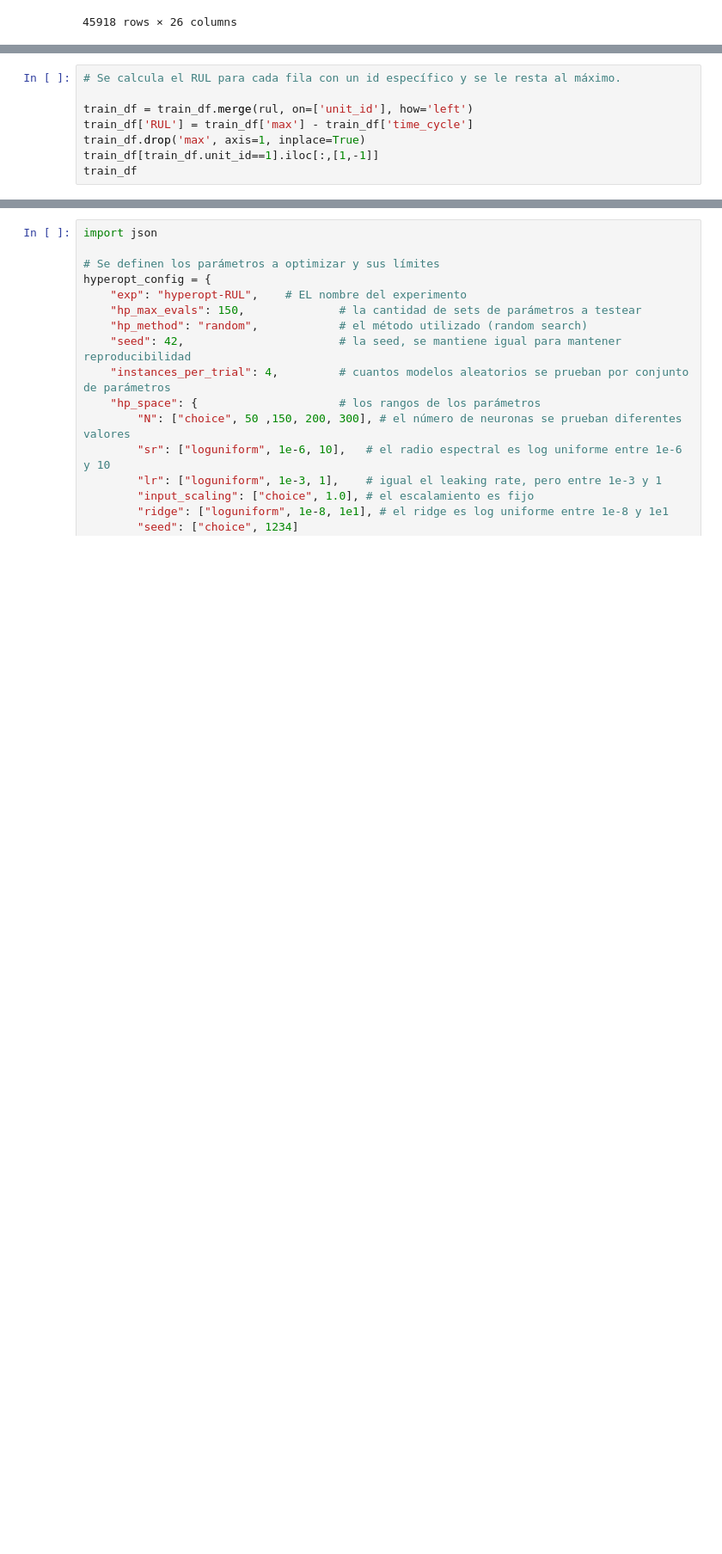
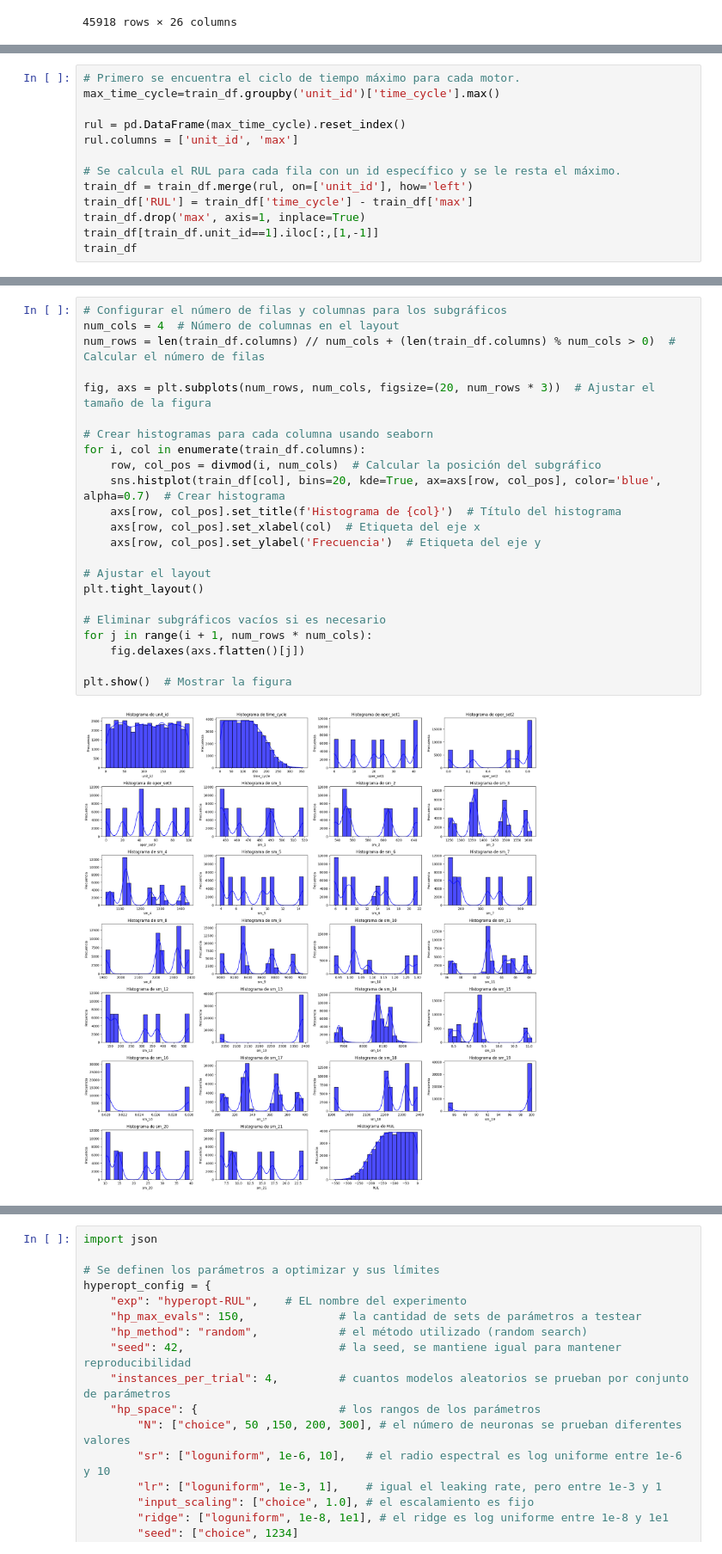
Before and after one commit to Dave4006/ProyectoMante, a Jupyter notebook: Programacion/ESN.ipynb, the cells around one changed output, grey strips where cells are left out. Shown at 86% size. Drawn from its saved outputs; the diff is of its cells as text; blank space fills up the shorter version.

```diff
--- a/Programacion/ESN.ipynb
+++ b/Programacion/ESN.ipynb
@@ -67,8 +42,0 @@ rul
-# %%
-# Se calcula el RUL para cada fila con un id específico y se le resta al máximo.
-
-train_df = train_df.merge(rul, on=['unit_id'], how='left')
-train_df['RUL'] = train_df['max'] - train_df['time_cycle']
-train_df.drop('max', axis=1, inplace=True)
-train_df[train_df.unit_id==1].iloc[:,[1,-1]]
-train_df
@@ -389,0 +45,13 @@ def objective(dataset, config, *, input_scaling, N, sr, lr, ridge, seed):
+# %%
+# Primero se encuentra el ciclo de tiempo máximo para cada motor.
+max_time_cycle=train_df.groupby('unit_id')['time_cycle'].max()
+
+rul = pd.DataFrame(max_time_cycle).reset_index()
+rul.columns = ['unit_id', 'max']
+
+# Se calcula el RUL para cada fila con un id específico y se le resta el máximo.
+train_df = train_df.merge(rul, on=['unit_id'], how='left')
+train_df['RUL'] = train_df['time_cycle'] - train_df['max']
+train_df.drop('max', axis=1, inplace=True)
+train_df[train_df.unit_id==1].iloc[:,[1,-1]]
+train_df
@@ -389,0 +74,25 @@ def objective(dataset, config, *, input_scaling, N, sr, lr, ridge, seed):
+# %%
+# Configurar el número de filas y columnas para los subgráficos
+num_cols = 4  # Número de columnas en el layout
+num_rows = len(train_df.columns) // num_cols + (len(train_df.columns) % num_cols > 0)  # Calcular el número de filas
+
+fig, axs = plt.subplots(num_rows, num_cols, figsize=(20, num_rows * 3))  # Ajustar el tamaño de la figura
+
+# Crear histogramas para cada columna usando seaborn
+for i, col in enumerate(train_df.columns):
+    row, col_pos = divmod(i, num_cols)  # Calcular la posición del subgráfico
+    sns.histplot(train_df[col], bins=20, kde=True, ax=axs[row, col_pos], color='blue', alpha=0.7)  # Crear histograma
+    axs[row, col_pos].set_title(f'Histograma de {col}')  # Título del histograma
+    axs[row, col_pos].set_xlabel(col)  # Etiqueta del eje x
+    axs[row, col_pos].set_ylabel('Frecuencia')  # Etiqueta del eje y
+
+# Ajustar el layout
+plt.tight_layout()
+
+# Eliminar subgráficos vacíos si es necesario
+for j in range(i + 1, num_rows * num_cols):
+    fig.delaxes(axs.flatten()[j])
+
+plt.show()  # Mostrar la figura
+# %% [output]
+[figure, added]
```
Also changed, not shown: parts of 51 cells of this notebook, 1 other file.
